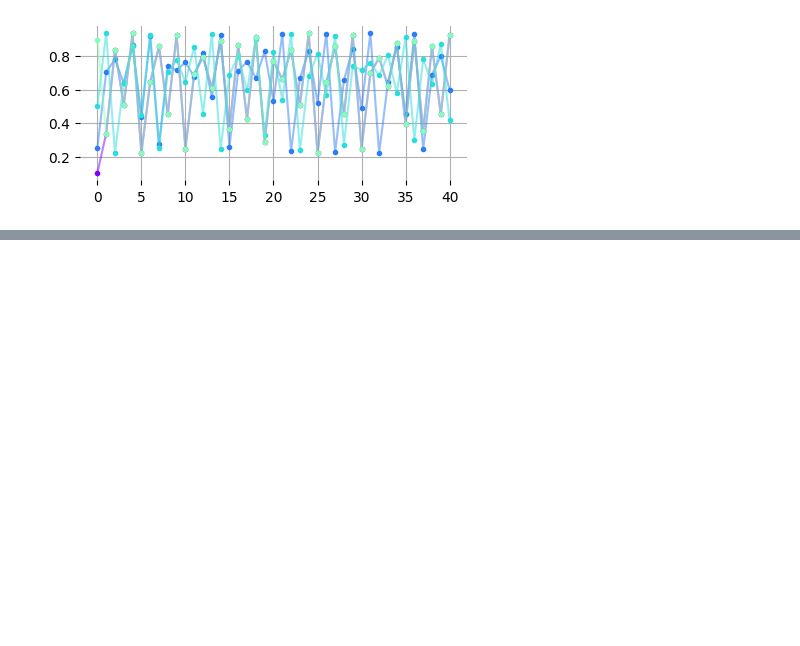
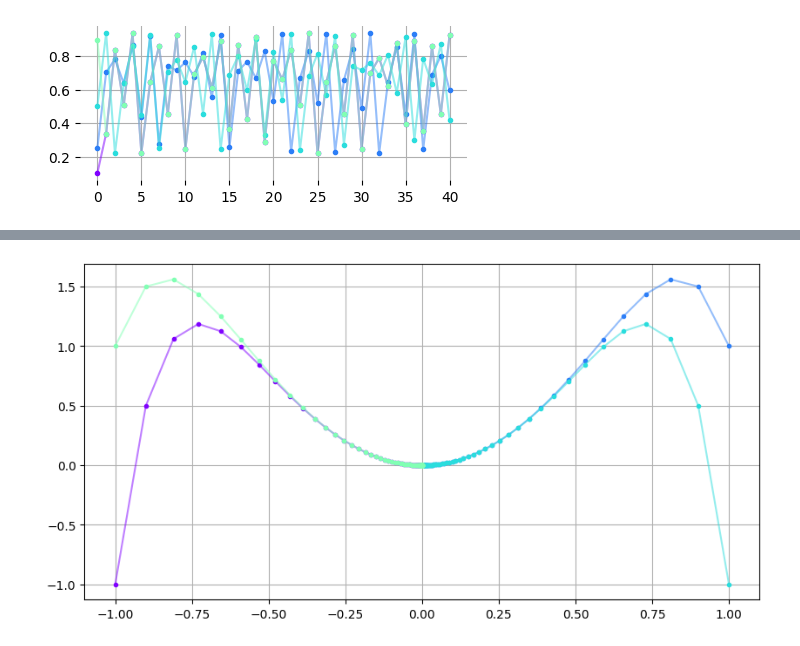
Before and after one commit to ml-feedback-sys/materials-f25, a Jupyter notebook: code/Nonlinear_Trajectories.ipynb, the cells around one changed output, grey strips where cells are left out. Saved outputs shown, nothing was run; the diff lists cells and outputs as text; code cells hidden in the pictures; blank space fills up the shorter version.

```diff
--- a/code/Nonlinear_Trajectories.ipynb
+++ b/code/Nonlinear_Trajectories.ipynb
@@ -92,0 +96,28 @@ plt.savefig('logistic-liner={}.png'.format(r), transparent=True)
+# %%
+a = 0.9
+b = 0.5
+c = 1
+
+def F(x):
+    p, q = x
+    return np.array([a*p, b*q + c*p**2])
+# %%
+x0_list = [np.array([-1, -1]), np.array([1, 1]),  np.array([1, -1]), np.array([-1, 1]),  ]
+# %%
+xs_list = []
+for x0 in x0_list:
+    xs = [x0]
+    for _ in range(150):
+        xs.append(F(xs[-1]))
+    xs = np.array(xs)
+    xs_list.append(xs)
+# %%
+colors = iter(plt.cm.rainbow(np.linspace(0, 0.5, len(x0_list))))
+
+plt.figure(figsize=[10,5])
+for xs, c in zip(xs_list, colors):
+    plt.plot(xs[:,0], xs[:,1], '.', color=c)
+    plt.plot(xs[:,0], xs[:,1], alpha=0.5, color=c)
+plt.grid()
+# %% [output]
+[figure, added]
```
Also changed, not shown: parts of 2 cells of this notebook.
